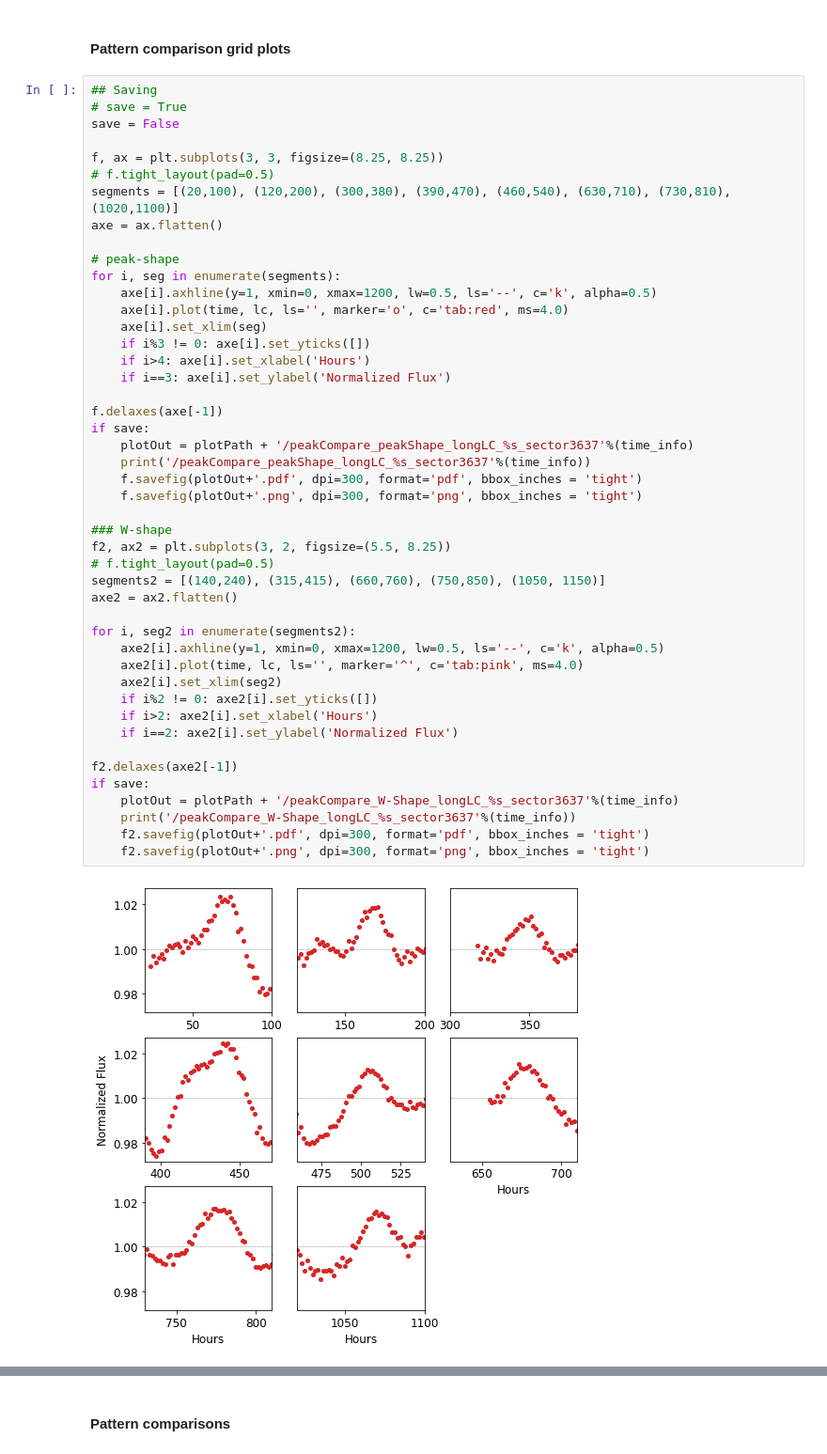
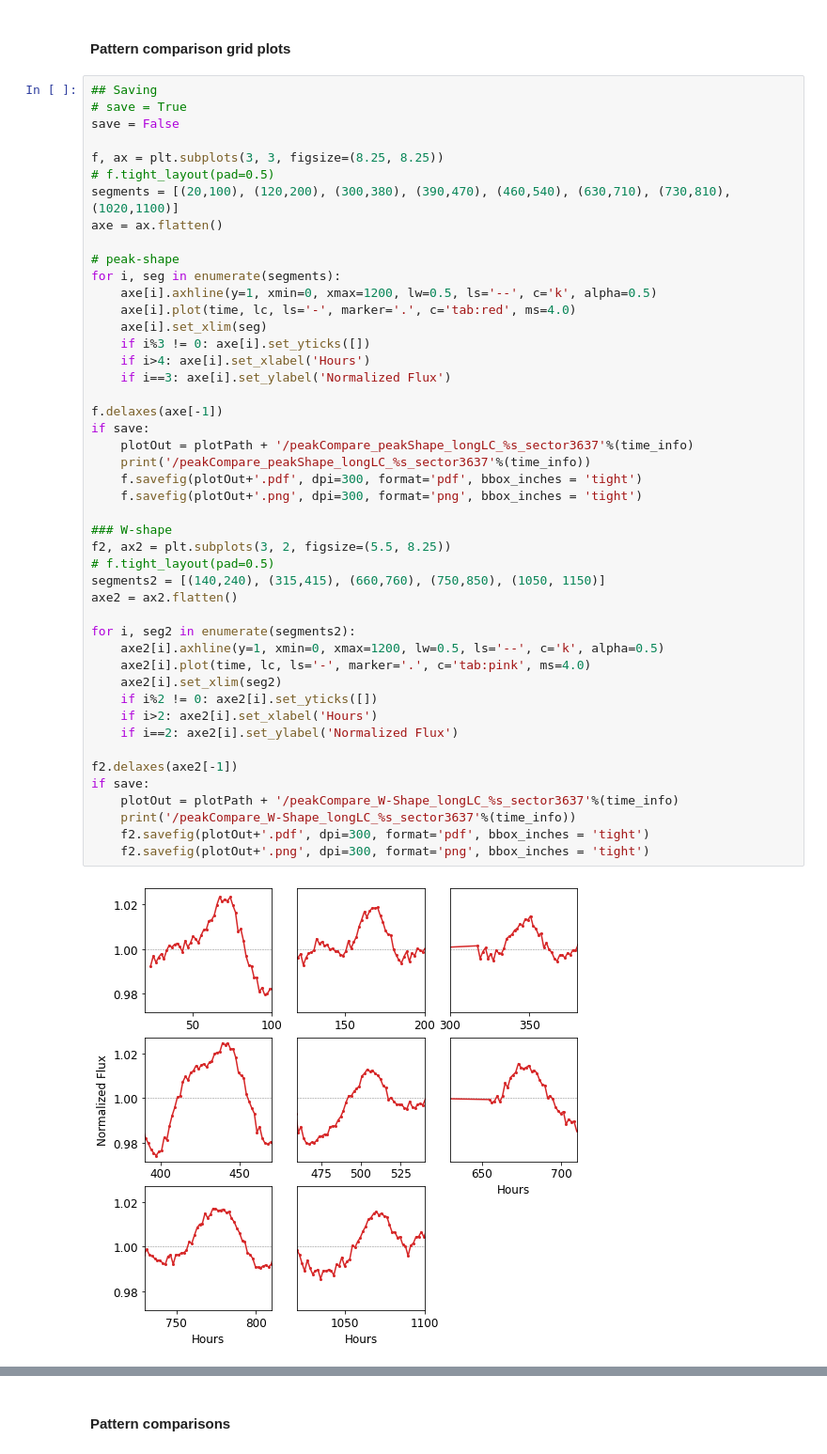
Before and after one commit to fudanguyen/aroma, a Jupyter notebook: AROMA_An_Exo_Rot_Mapping/notebooks/masterExplore_LongPeriodVariation-Copy1.ipynb, the cells around one changed output, grey strips where cells are left out. Shown at 94% size. Drawn from its saved outputs; the diff is of its cells as text.

```diff
--- a/AROMA_An_Exo_Rot_Mapping/notebooks/masterExplore_LongPeriodVariation-Copy1.ipynb
+++ b/AROMA_An_Exo_Rot_Mapping/notebooks/masterExplore_LongPeriodVariation-Copy1.ipynb
@@ -168,38 +157,38 @@ axe = ax.flatten()
 # peak-shape
 for i, seg in enumerate(segments):
     axe[i].axhline(y=1, xmin=0, xmax=1200, lw=0.5, ls='--', c='k', alpha=0.5)
-    axe[i].plot(time, lc, ls='', marker='o', c='tab:red', ms=4.0)
+    axe[i].plot(time, lc, ls='-', marker='.', c='tab:red', ms=4.0)
     axe[i].set_xlim(seg)
     if i%3 != 0: axe[i].set_yticks([])
     if i>4: axe[i].set_xlabel('Hours')
     if i==3: axe[i].set_ylabel('Normalized Flux')
 
 f.delaxes(axe[-1])
 if save:
     plotOut = plotPath + '/peakCompare_peakShape_longLC_%s_sector3637'%(time_info)
     print('/peakCompare_peakShape_longLC_%s_sector3637'%(time_info))
     f.savefig(plotOut+'.pdf', dpi=300, format='pdf', bbox_inches = 'tight')
     f.savefig(plotOut+'.png', dpi=300, format='png', bbox_inches = 'tight')
 
 ### W-shape
 f2, ax2 = plt.subplots(3, 2, figsize=(5.5, 8.25))
 # f.tight_layout(pad=0.5)
 segments2 = [(140,240), (315,415), (660,760), (750,850), (1050, 1150)]
 axe2 = ax2.flatten()
 
 for i, seg2 in enumerate(segments2):
     axe2[i].axhline(y=1, xmin=0, xmax=1200, lw=0.5, ls='--', c='k', alpha=0.5)
-    axe2[i].plot(time, lc, ls='', marker='^', c='tab:pink', ms=4.0)
+    axe2[i].plot(time, lc, ls='-', marker='.', c='tab:pink', ms=4.0)
     axe2[i].set_xlim(seg2)
     if i%2 != 0: axe2[i].set_yticks([])
     if i>2: axe2[i].set_xlabel('Hours')
     if i==2: axe2[i].set_ylabel('Normalized Flux')
 
 f2.delaxes(axe2[-1])
 if save:
     plotOut = plotPath + '/peakCompare_W-Shape_longLC_%s_sector3637'%(time_info)
     print('/peakCompare_W-Shape_longLC_%s_sector3637'%(time_info))
     f2.savefig(plotOut+'.pdf', dpi=300, format='pdf', bbox_inches = 'tight')
     f2.savefig(plotOut+'.png', dpi=300, format='png', bbox_inches = 'tight')
 # %% [output]
-[figure, old version]
+[figure, new version]
```
Also changed, not shown: parts of 2 cells of this notebook, 15 other files.
